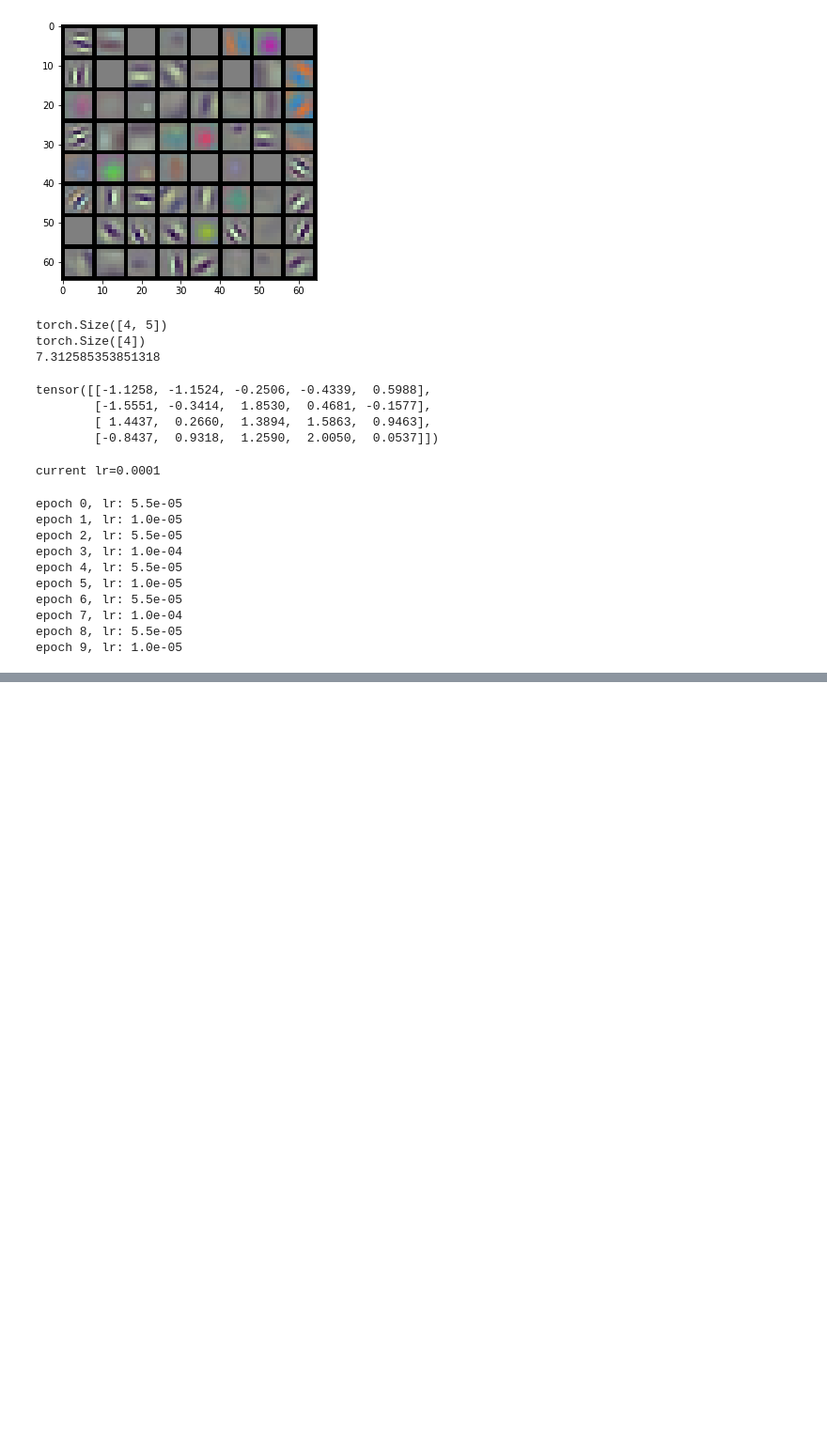
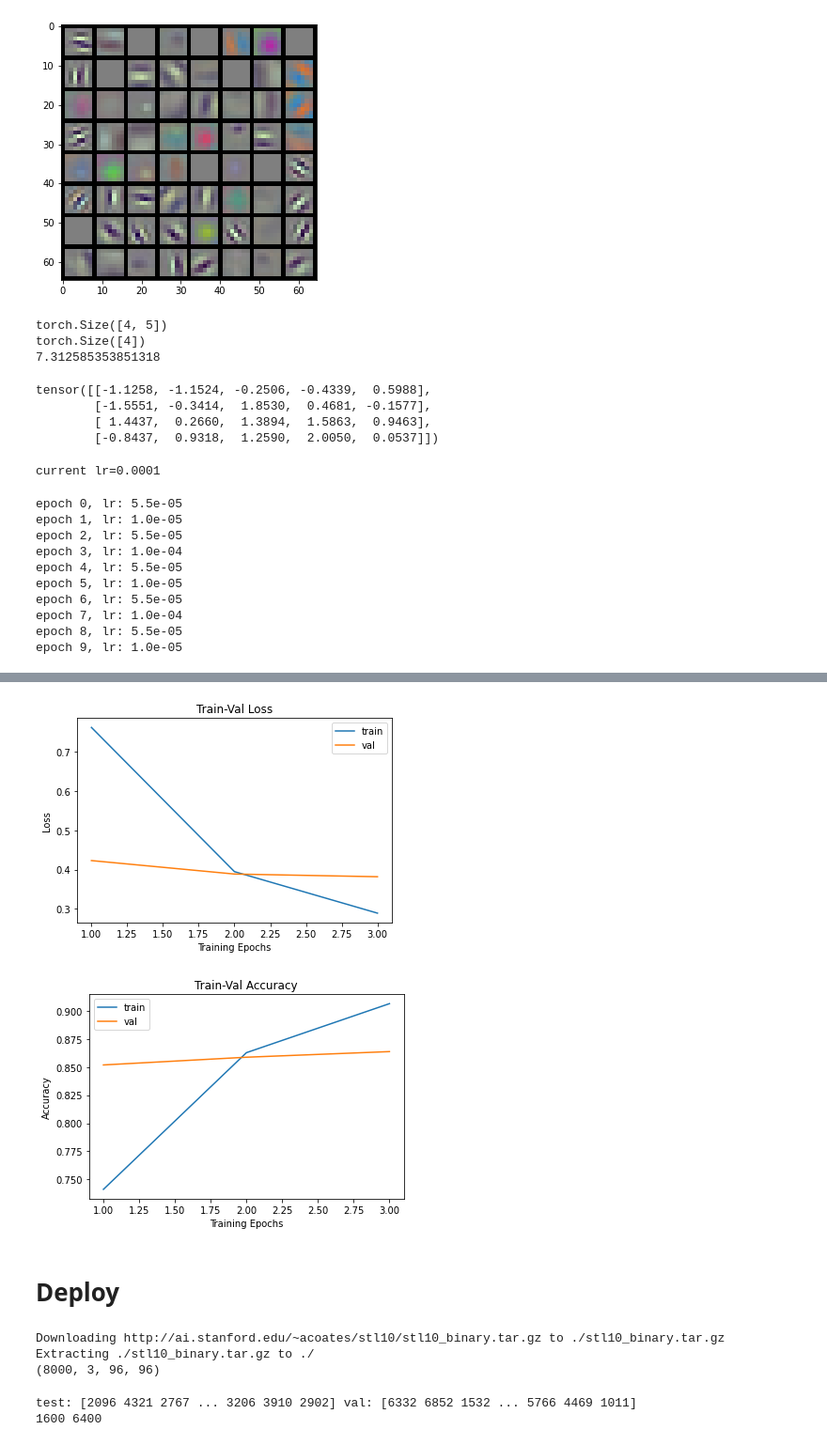
Before and after one commit to vikramkrishnan9885/MyColab, a Jupyter notebook: MultiImageClassification.ipynb, the cells around one changed output, grey strips where cells are left out. Shown at 94% size. Drawn from its saved outputs; the diff is of its cells as text; code cells hidden in the pictures; blank space fills up the shorter version.

```diff
--- a/MultiImageClassification.ipynb
+++ b/MultiImageClassification.ipynb
@@ -453,0 +665,22 @@ epoch 9, lr: 1.0e-05
+# %%
+# Train With Pre-Trained Weights
+
+import copy
+
+loss_func = nn.CrossEntropyLoss(reduction="sum")
+opt = optim.Adam(resnet18_pretrained.parameters(), lr=1e-4)
+lr_scheduler = CosineAnnealingLR(opt,T_max=5,eta_min=1e-6)
+
+params_train={
+ "num_epochs": 3,
+ "optimizer": opt,
+ "loss_func": loss_func,
+ "train_dl": train_dl,
+ "val_dl": val_dl,
+ "sanity_check": False,
+ "lr_scheduler": lr_scheduler,
+ "path2weights": "resnet18_pretrained.pt",
+}
+
+# train and validate the model
+resnet18_pretrained,loss_hist,metric_hist=train_val(resnet18_pretrained,params_train)
@@ -453,0 +700,26 @@ epoch 9, lr: 1.0e-05
+# %%
+# Train-Validation Progress
+num_epochs=params_train["num_epochs"]
+
+# plot loss progress
+plt.title("Train-Val Loss")
+plt.plot(range(1,num_epochs+1),loss_hist["train"],label="train")
+plt.plot(range(1,num_epochs+1),loss_hist["val"],label="val")
+plt.ylabel("Loss")
+plt.xlabel("Training Epochs")
+plt.legend()
+plt.show()
+
+# plot accuracy progress
+plt.title("Train-Val Accuracy")
+plt.plot(range(1,num_epochs+1),metric_hist["train"],label="train")
+plt.plot(range(1,num_epochs+1),metric_hist["val"],label="val")
+plt.ylabel("Accuracy")
+plt.xlabel("Training Epochs")
+plt.legend()
+plt.show()
+# %% [output]
+[figure, added]
+[figure, added]
+# %% [markdown]
+# Deploy
@@ -453,0 +784,31 @@ epoch 9, lr: 1.0e-05
+# %%
+# Loading Test Dataset
+
+from torchvision import datasets
+import torchvision.transforms as transforms
+
+# define transformation
+data_transformer = transforms.Compose([transforms.ToTensor()])
+
+path2data="./"
+
+# loading data
+test0_ds=datasets.STL10(path2data, split='test', download=True,transform=data_transformer)
+print(test0_ds.data.shape)
+# %% [output]
+Downloading http://ai.stanford.edu/~acoates/stl10/stl10_binary.tar.gz to ./stl10_binary.tar.gz
+Extracting ./stl10_binary.tar.gz to ./
+(8000, 3, 96, 96)
+# %%
+from sklearn.model_selection import StratifiedShuffleSplit
+
+sss = StratifiedShuffleSplit(n_splits=1, test_size=0.2, random_state=0)
+
+indices=list(range(len(test0_ds)))
+y_test0=[y for _,y in test0_ds]
+for test_index, val_index in sss.split(indices, y_test0):
+    print("test:", test_index, "val:", val_index)
+    print(len(val_index),len(test_index))
+# %% [output]
+test: [2096 4321 2767 ... 3206 3910 2902] val: [6332 6852 1532 ... 5766 4469 1011]
+1600 6400
```
Also changed, not shown: parts of 13 cells of this notebook.
